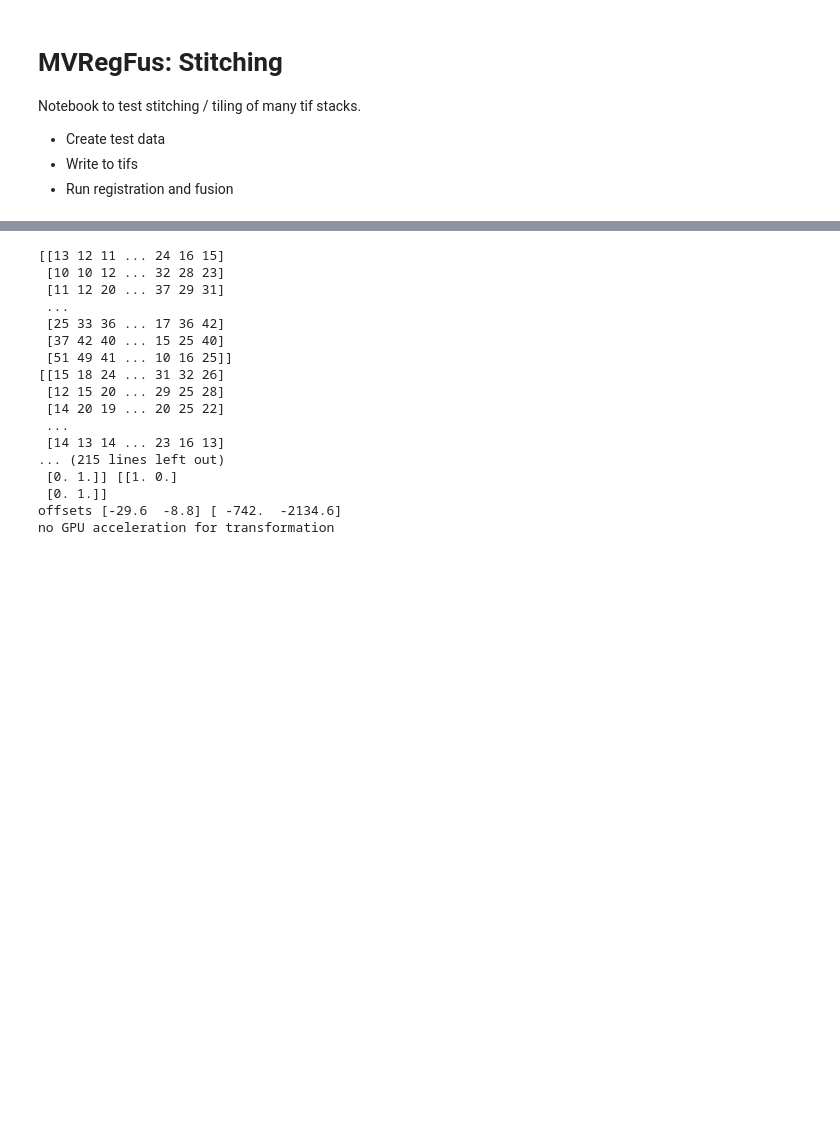
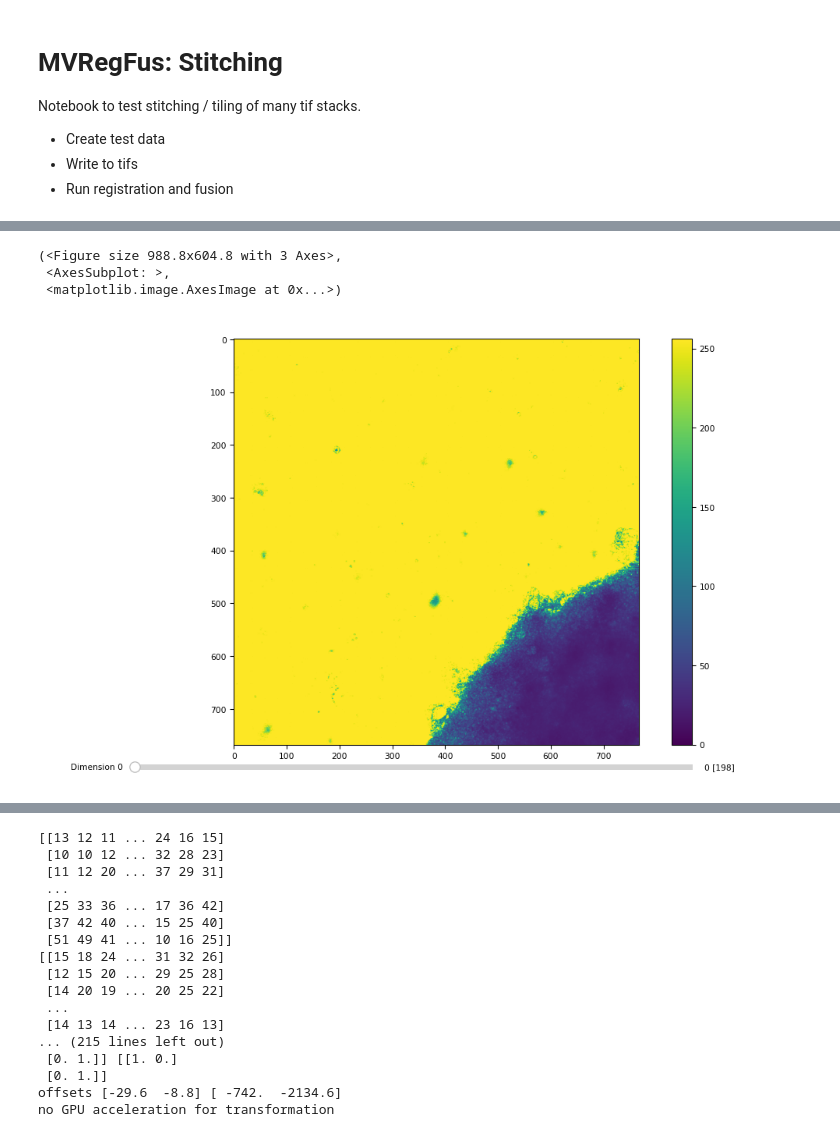
Before and after one commit to m-albert/MVRegFus, a Jupyter notebook: notebooks/MVRegFus_stitching3_max_real2d.ipynb, the cells around one changed output, grey strips where cells are left out. Cells and saved outputs as stored; diff of their text form; code cells hidden in the pictures; blank space fills up the shorter version.

```diff
--- a/notebooks/MVRegFus_stitching3_max_real2d.ipynb
+++ b/notebooks/MVRegFus_stitching3_max_real2d.ipynb
@@ -43,0 +144,11 @@ files = [
+# %%
+ss = [s for s in czifileFile.segments()]
+
+
+ims = np.array([s.data().squeeze() for i, s in enumerate(ss) if i>=4 and i < np.product([aicspylibcziFile.get_dims_shape()[0][c][1] for c in ['M', 'T', 'C']])+4])
+tifffile.imshow(ims)
+# %% [output]
+(<Figure size 988.8x604.8 with 3 Axes>,
+ <AxesSubplot: >,
+ <matplotlib.image.AxesImage at 0x...>)
+[figure, added]
```
Also changed, not shown: parts of 16 cells of this notebook, 4 other files.
